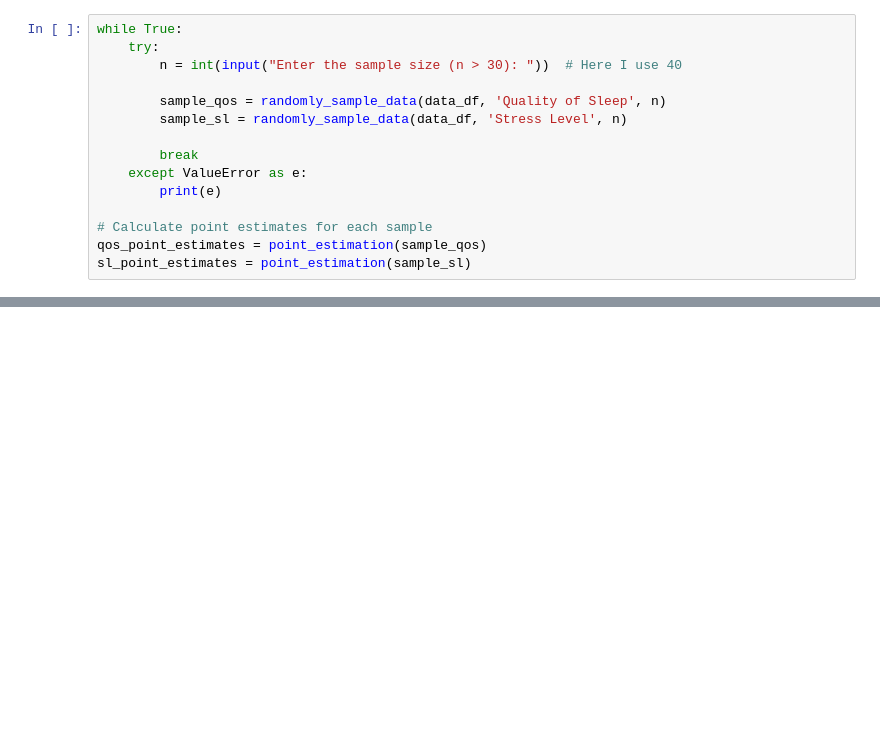
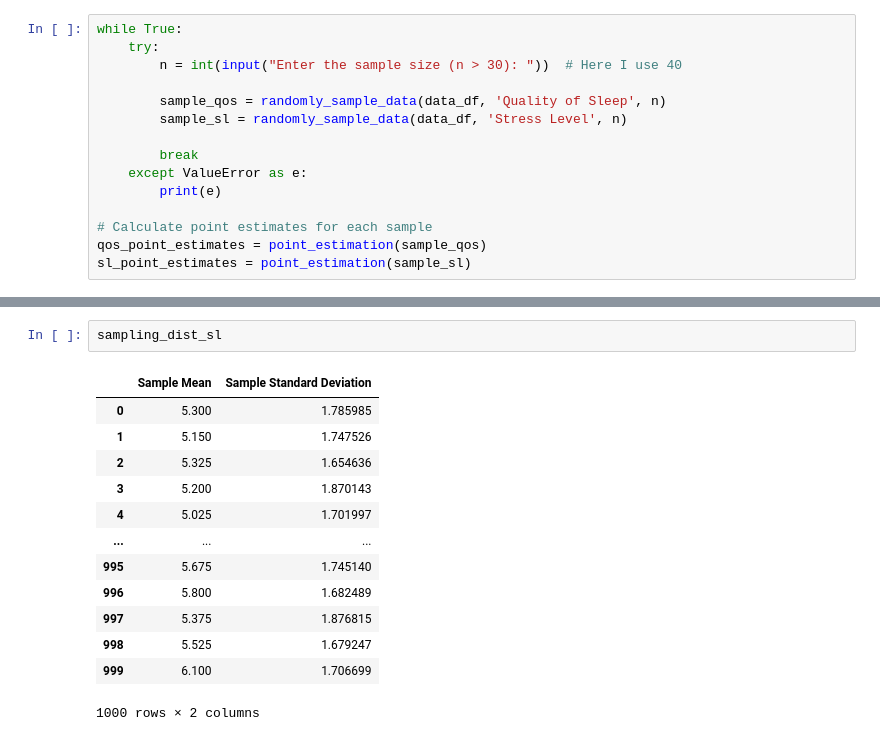
Before and after one commit to legiahanphamm/mas291, a Jupyter notebook: mas291/notebooks/main.ipynb, the cells around one changed output, grey strips where cells are left out. Saved outputs shown, nothing was run; the diff lists cells and outputs as text; blank space fills up the shorter version.

```diff
--- a/mas291/notebooks/main.ipynb
+++ b/mas291/notebooks/main.ipynb
@@ -338,0 +372,16 @@ Population Standard Deviation for Stress Level: 1.1969559197336044
+# %%
+sampling_dist_sl
+# %% [output]
+|  | Sample Mean | Sample Standard Deviation |
+| 0 | 5.300 | 1.785985 |
+| 1 | 5.150 | 1.747526 |
+| 2 | 5.325 | 1.654636 |
+| 3 | 5.200 | 1.870143 |
+| 4 | 5.025 | 1.701997 |
+| ... | ... | ... |
+| 995 | 5.675 | 1.745140 |
+| 996 | 5.800 | 1.682489 |
+| 997 | 5.375 | 1.876815 |
+| 998 | 5.525 | 1.679247 |
+| 999 | 6.100 | 1.706699 |
+1000 rows × 2 columns
```
Also changed, not shown: parts of 26 cells of this notebook, 3 other files.
